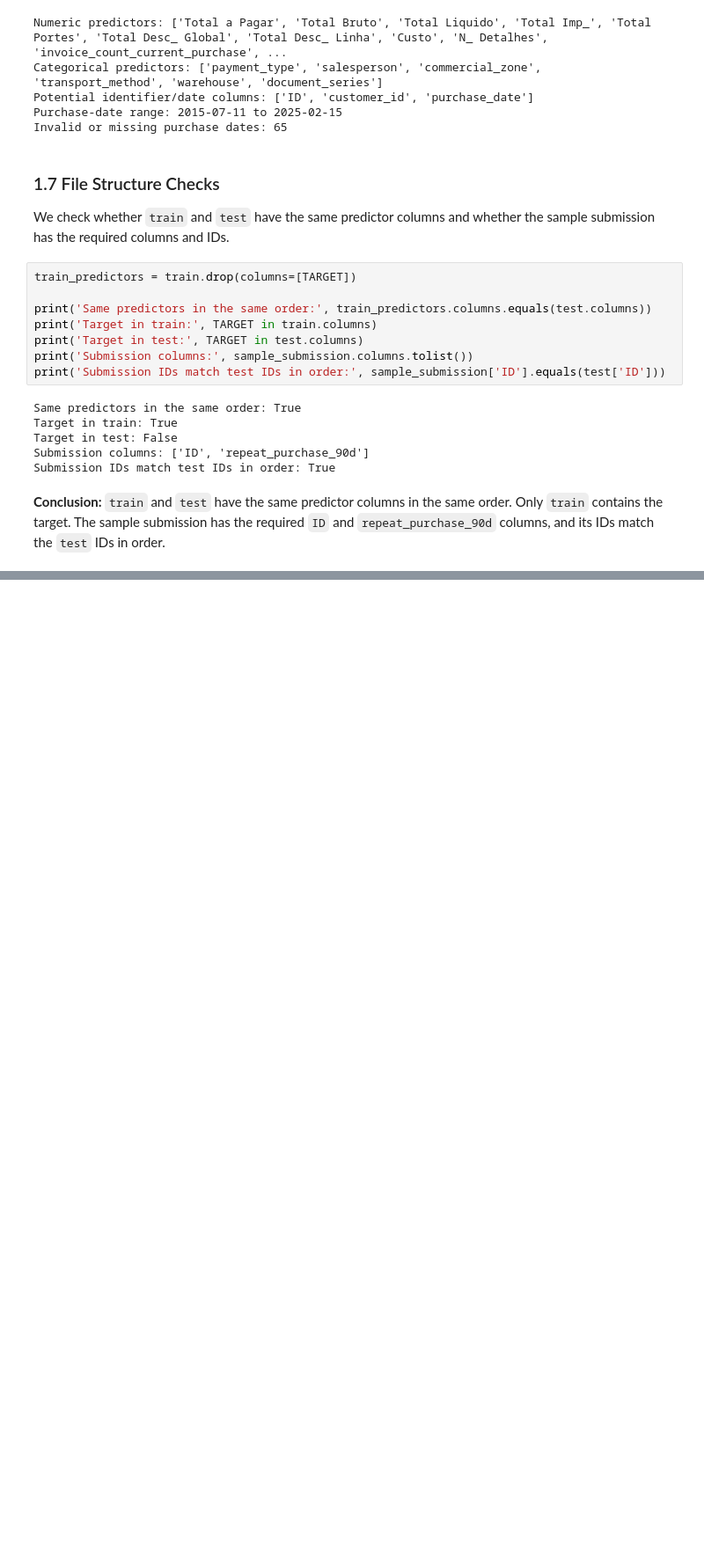
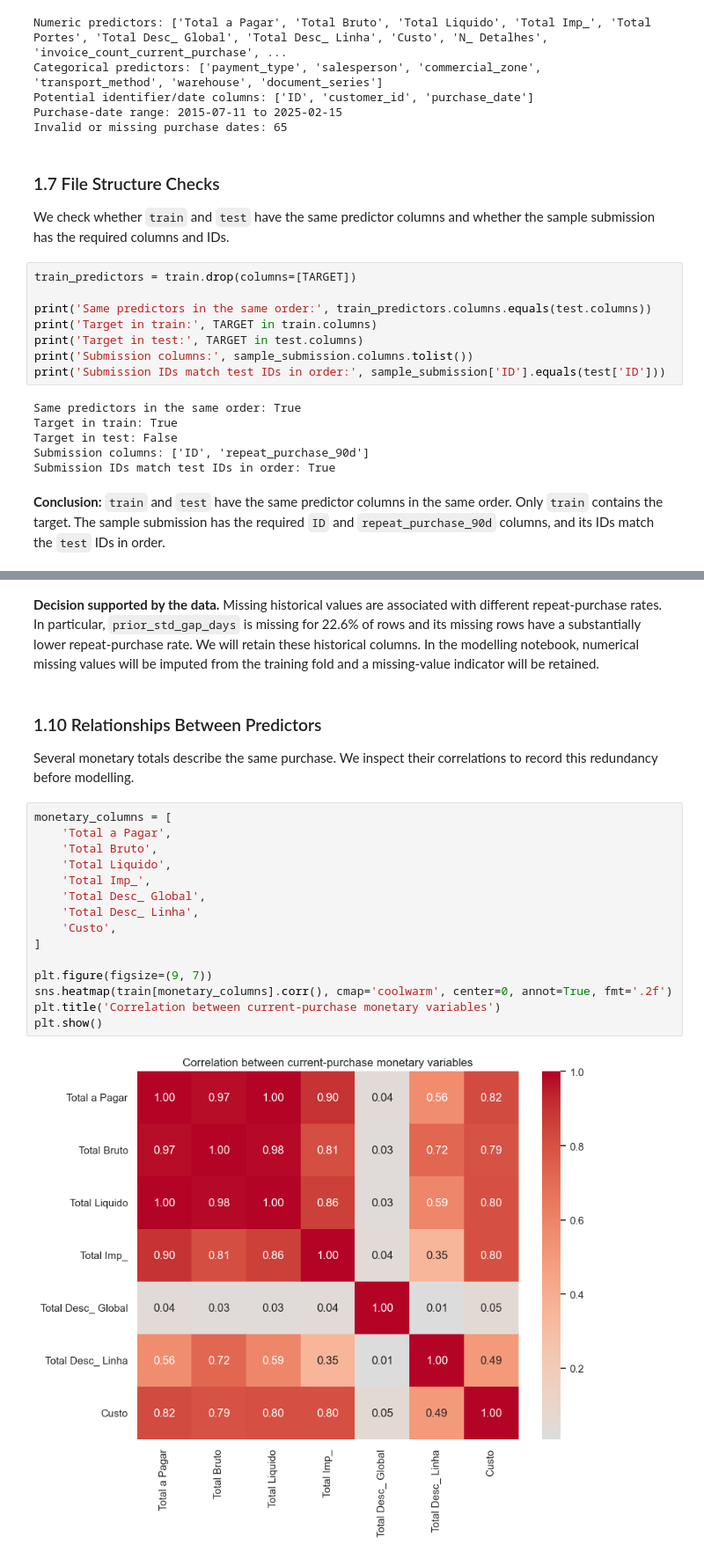
Before and after one commit to alfredosoudo21/ML_Group_04, a Jupyter notebook: notebooks/01_data_exploration.ipynb, the cells around one changed output, grey strips where cells are left out. Shown at 88% size. Drawn from its saved outputs; the diff is of its cells as text; blank space fills up the shorter version.

```diff
--- a/notebooks/01_data_exploration.ipynb
+++ b/notebooks/01_data_exploration.ipynb
@@ -421,0 +483,23 @@ Submission IDs match test IDs in order: True
+# %% [markdown]
+**Decision supported by the data.** Missing historical values are associated with different repeat-purchase rates. In particular, `prior_std_gap_days` is missing for 22.6% of rows and its missing rows have a substantially lower repeat-purchase rate. We will retain these historical columns. In the modelling notebook, numerical missing values will be imputed from the training fold and a missing-value indicator will be retained.
+# %% [markdown]
+### 1.10 Relationships Between Predictors
+
+Several monetary totals describe the same purchase. We inspect their correlations to record this redundancy before modelling.
+# %%
+monetary_columns = [
+    'Total a Pagar',
+    'Total Bruto',
+    'Total Liquido',
+    'Total Imp_',
+    'Total Desc_ Global',
+    'Total Desc_ Linha',
+    'Custo',
+]
+
+plt.figure(figsize=(9, 7))
+sns.heatmap(train[monetary_columns].corr(), cmap='coolwarm', center=0, annot=True, fmt='.2f')
+plt.title('Correlation between current-purchase monetary variables')
+plt.show()
+# %% [output]
+[figure, added]
```
Also changed, not shown: parts of 35 cells of this notebook.
